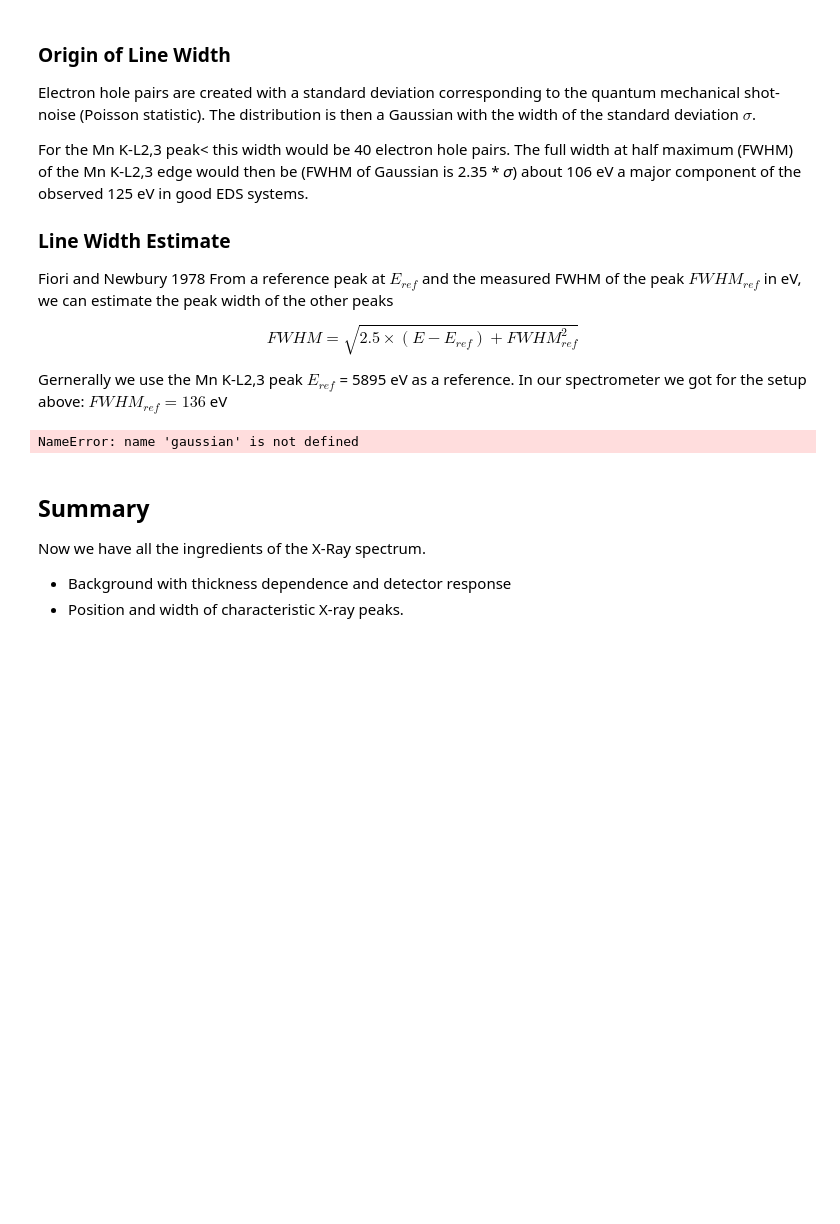
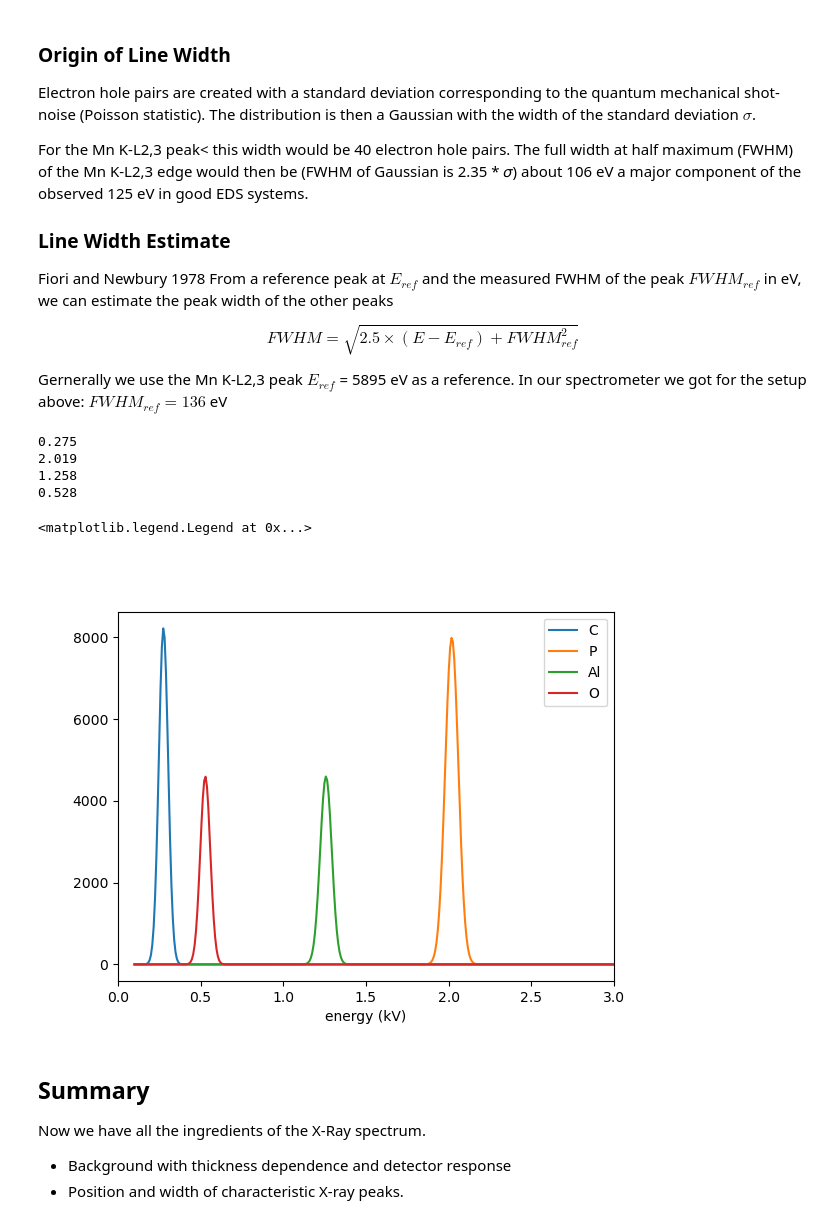
Before and after one commit to gduscher/MLSTEM2025, a Jupyter notebook: Day3/1_Introduction_EDS.ipynb, the cells around one changed output. Cells and saved outputs as stored; diff of their text form; code cells hidden in the pictures; blank space fills up the shorter version.

```diff
--- a/Day3/1_Introduction_EDS.ipynb
+++ b/Day3/1_Introduction_EDS.ipynb
@@ -711,31 +698,42 @@ Gernerally we use the Mn K-L2,3 peak $E_{ref}$ = 5895 eV as a reference. In our
 # %%
 def getPeak(E, energy_scale):
     E_ref = 5895.0
     FWHM_ref = 136 #eV
     FWHM  = np.sqrt(2.5*(E*1e3-E_ref)+FWHM_ref**2)*1e-3
+    print(E, )
     return gaussian(energy_scale, E, FWHM)
 
+def gaussian(energy_scale, mu, FWHM):
+    sig = FWHM/2/np.sqrt(2*np.log(2))
+    return np.exp(-np.power(energy_scale - mu, 2.) / (2 * np.power(sig, 2.)))
 
-new_energy_scale = energy_scale
+new_energy_scale = np.linspace(.1,10,1199)
 E= .275
-C_peak = getPeak(E,new_energy_scale)
+C_peak = getPeak(E, new_energy_scale)
 
 E = 2.019
 P_peak = getPeak(E,new_energy_scale)
 E = 1.258
 Al_peak = getPeak(E,new_energy_scale)
 E = 0.528
 O_peak = getPeak(E,new_energy_scale)
 plt.figure()
 
 plt.plot(new_energy_scale,C_peak*8233, label = 'C')
 plt.plot(new_energy_scale,P_peak*8000, label = 'P')
 plt.plot(new_energy_scale,Al_peak*4600, label = 'Al')
 
 plt.plot(new_energy_scale,O_peak*4600, label = 'O')
+plt.xlabel('energy (kV)')
+plt.xlim(0,3)
 plt.legend()
 # %% [output]
-NameError: name 'gaussian' is not defined
+0.275
+2.019
+1.258
+0.528
+<matplotlib.legend.Legend at 0x...>
+[figure, added]
 # %% [markdown]
 ## Summary
 Now we have all the ingredients of the X-Ray spectrum.
```
Also changed, not shown: parts of 4 cells of this notebook, 4 other files.
